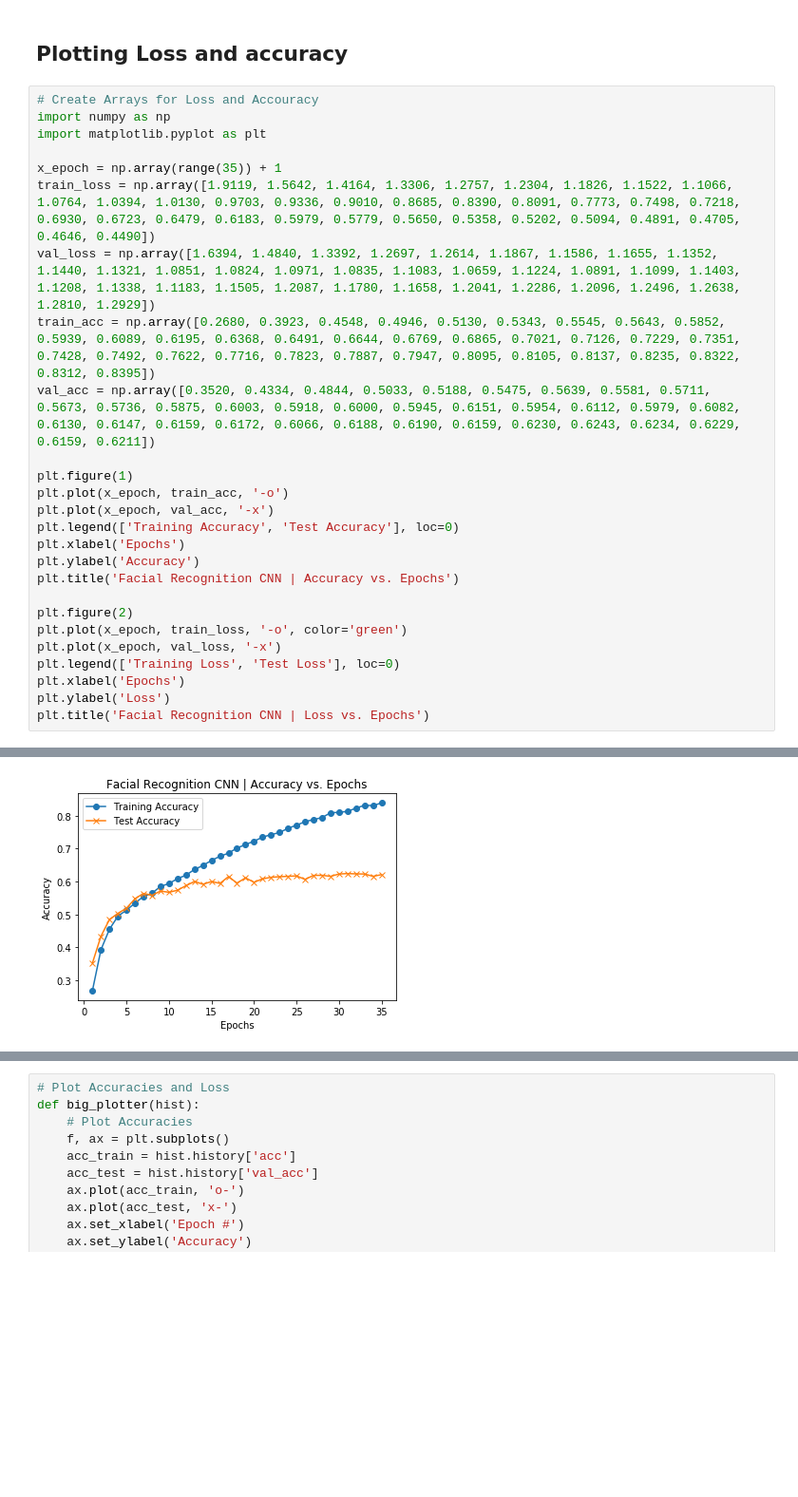
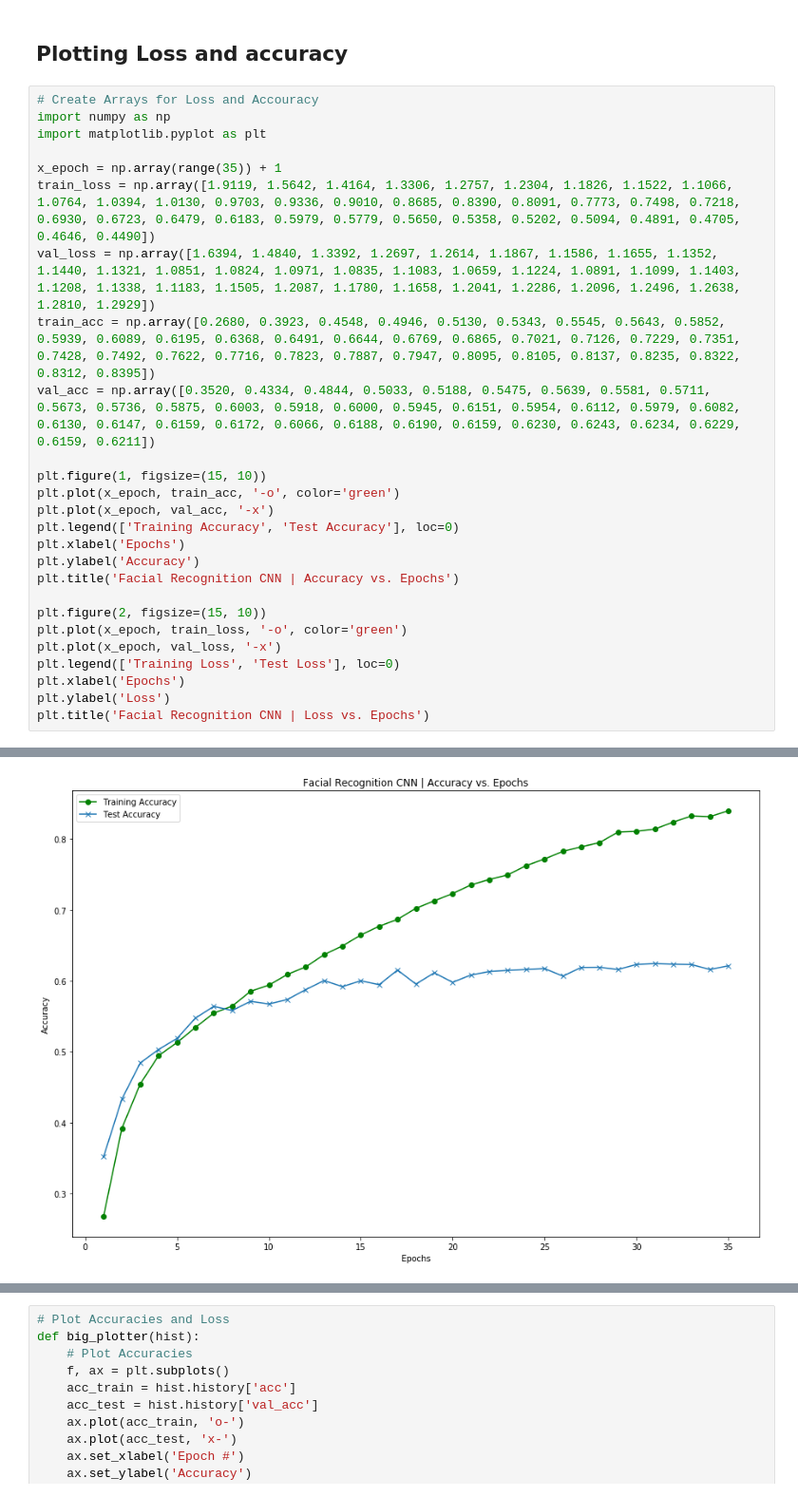
Before and after one commit to sethdumaguin/datax-spotify, a Jupyter notebook: face_data_processing/Face_data_processing_v2.ipynb, the cells around one changed output, grey strips where cells are left out. Shown at 95% size. Saved outputs shown, nothing was run; the diff lists cells and outputs as text; blank space fills up the shorter version.

Commit message:
Resize plots

```diff
--- a/face_data_processing/Face_data_processing_v2.ipynb
+++ b/face_data_processing/Face_data_processing_v2.ipynb
@@ -577,29 +577,29 @@ Epoch 35/35
 # %%
 # Create Arrays for Loss and Accouracy
 import numpy as np
 import matplotlib.pyplot as plt
 
 x_epoch = np.array(range(35)) + 1
 train_loss = np.array([1.9119, 1.5642, 1.4164, 1.3306, 1.2757, 1.2304, 1.1826, 1.1522, 1.1066, 1.0764, 1.0394, 1.0130, 0.9703, 0.9336, 0.9010, 0.8685, 0.8390, 0.8091, 0.7773, 0.7498, 0.7218, 0.6930, 0.6723, 0.6479, 0.6183, 0.5979, 0.5779, 0.5650, 0.5358, 0.5202, 0.5094, 0.4891, 0.4705, 0.4646, 0.4490])
 val_loss = np.array([1.6394, 1.4840, 1.3392, 1.2697, 1.2614, 1.1867, 1.1586, 1.1655, 1.1352, 1.1440, 1.1321, 1.0851, 1.0824, 1.0971, 1.0835, 1.1083, 1.0659, 1.1224, 1.0891, 1.1099, 1.1403, 1.1208, 1.1338, 1.1183, 1.1505, 1.2087, 1.1780, 1.1658, 1.2041, 1.2286, 1.2096, 1.2496, 1.2638, 1.2810, 1.2929])
 train_acc = np.array([0.2680, 0.3923, 0.4548, 0.4946, 0.5130, 0.5343, 0.5545, 0.5643, 0.5852, 0.5939, 0.6089, 0.6195, 0.6368, 0.6491, 0.6644, 0.6769, 0.6865, 0.7021, 0.7126, 0.7229, 0.7351, 0.7428, 0.7492, 0.7622, 0.7716, 0.7823, 0.7887, 0.7947, 0.8095, 0.8105, 0.8137, 0.8235, 0.8322, 0.8312, 0.8395])
 val_acc = np.array([0.3520, 0.4334, 0.4844, 0.5033, 0.5188, 0.5475, 0.5639, 0.5581, 0.5711, 0.5673, 0.5736, 0.5875, 0.6003, 0.5918, 0.6000, 0.5945, 0.6151, 0.5954, 0.6112, 0.5979, 0.6082, 0.6130, 0.6147, 0.6159, 0.6172, 0.6066, 0.6188, 0.6190, 0.6159, 0.6230, 0.6243, 0.6234, 0.6229, 0.6159, 0.6211])
 
-plt.figure(1)
-plt.plot(x_epoch, train_acc, '-o')
+plt.figure(1, figsize=(15, 10))
+plt.plot(x_epoch, train_acc, '-o', color='green')
 plt.plot(x_epoch, val_acc, '-x')
 plt.legend(['Training Accuracy', 'Test Accuracy'], loc=0)
 plt.xlabel('Epochs')
 plt.ylabel('Accuracy')
 plt.title('Facial Recognition CNN | Accuracy vs. Epochs')
 
-plt.figure(2)
+plt.figure(2, figsize=(15, 10))
 plt.plot(x_epoch, train_loss, '-o', color='green')
 plt.plot(x_epoch, val_loss, '-x')
 plt.legend(['Training Loss', 'Test Loss'], loc=0)
 plt.xlabel('Epochs')
 plt.ylabel('Loss')
 plt.title('Facial Recognition CNN | Loss vs. Epochs')
 # %% [output]
 Text(0.5, 1.0, 'Facial Recognition CNN | Loss vs. Epochs')
-[figure, old version]
+[figure, new version]
```
Also changed, not shown: parts of 1 cell of this notebook.
